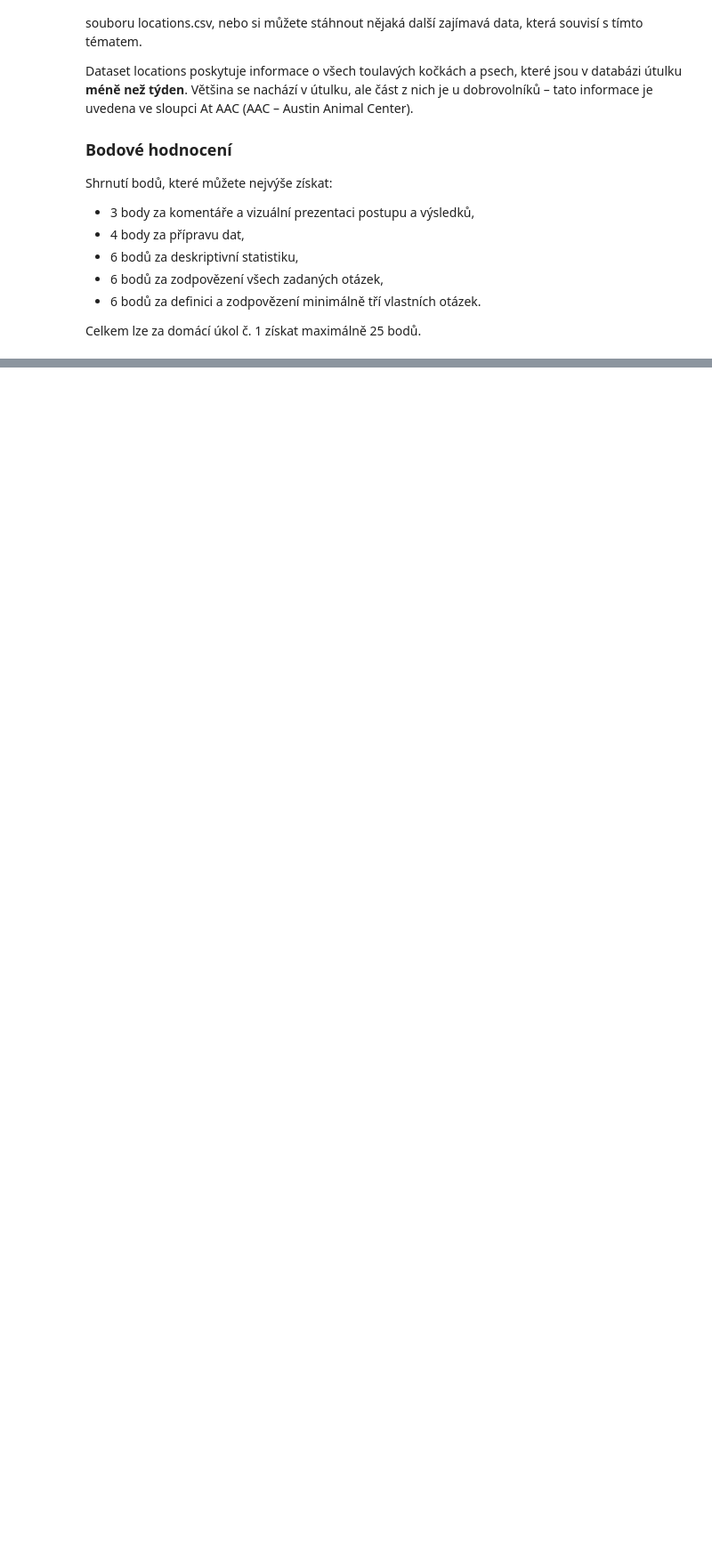
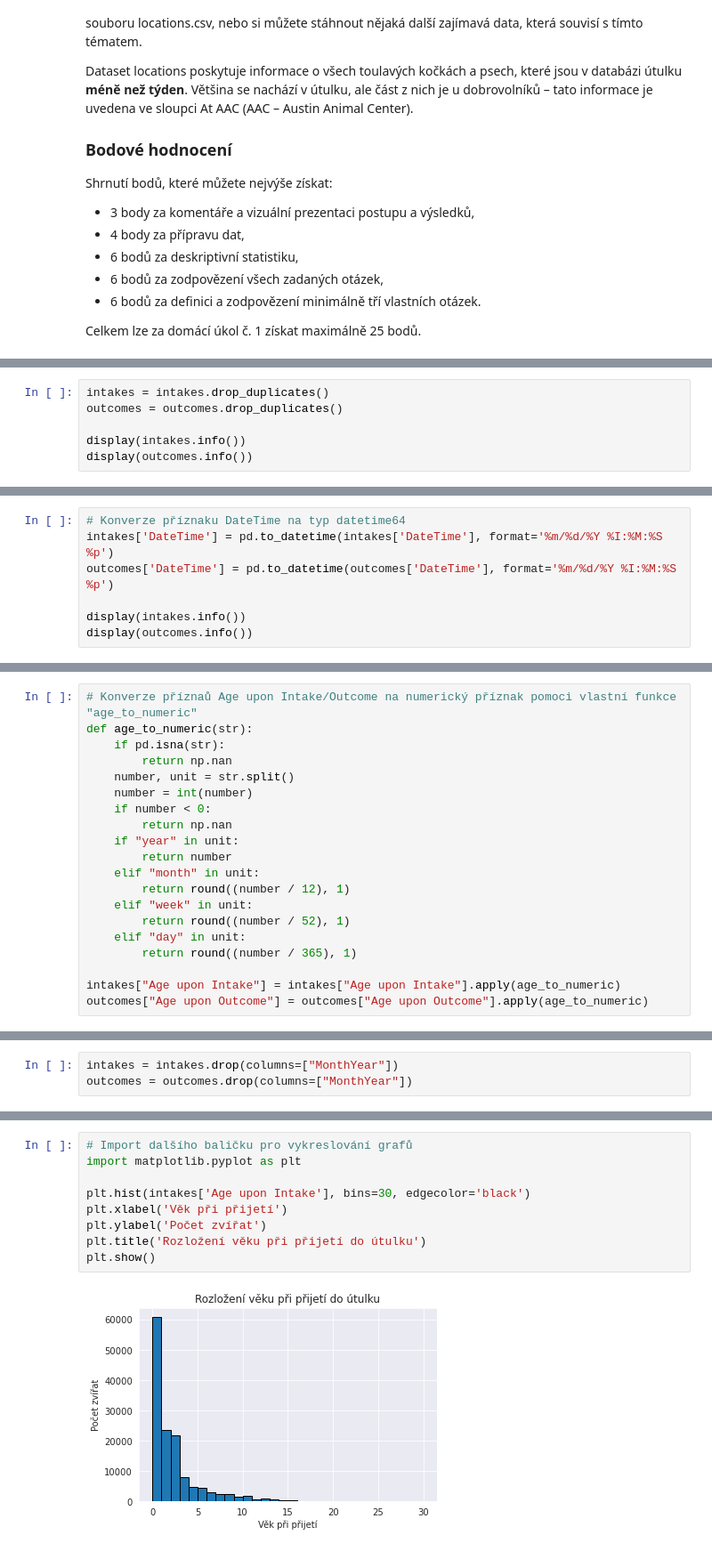
Before and after one commit to daKostych/BI-VIZ-2023, a Jupyter notebook: 01/assignment01.ipynb, the cells around one changed output, grey strips where cells are left out. Shown at 89% size. Cells and saved outputs as stored; diff of their text form; blank space fills up the shorter version.

```diff
--- a/01/assignment01.ipynb
+++ b/01/assignment01.ipynb
@@ -61,0 +222,6 @@ Celkem lze za domácí úkol č. 1 získat maximálně 25 bodů.
+# %%
+intakes = intakes.drop_duplicates()
+outcomes = outcomes.drop_duplicates()
+
+display(intakes.info())
+display(outcomes.info())
@@ -61,0 +322,7 @@ Celkem lze za domácí úkol č. 1 získat maximálně 25 bodů.
+# %%
+# Konverze příznaku DateTime na typ datetime64
+intakes['DateTime'] = pd.to_datetime(intakes['DateTime'], format='%m/%d/%Y %I:%M:%S %p')
+outcomes['DateTime'] = pd.to_datetime(outcomes['DateTime'], format='%m/%d/%Y %I:%M:%S %p')
+
+display(intakes.info())
+display(outcomes.info())
@@ -61,0 +370,20 @@ Celkem lze za domácí úkol č. 1 získat maximálně 25 bodů.
+# %%
+# Konverze příznaů Age upon Intake/Outcome na numerický příznak pomoci vlastní funkce "age_to_numeric"
+def age_to_numeric(str):
+    if pd.isna(str):
+        return np.nan
+    number, unit = str.split()
+    number = int(number)
+    if number < 0:
+        return np.nan
+    if "year" in unit:
+        return number
+    elif "month" in unit:
+        return round((number / 12), 1)
+    elif "week" in unit:
+        return round((number / 52), 1)
+    elif "day" in unit:
+        return round((number / 365), 1)
+
+intakes["Age upon Intake"] = intakes["Age upon Intake"].apply(age_to_numeric)
+outcomes["Age upon Outcome"] = outcomes["Age upon Outcome"].apply(age_to_numeric)
@@ -61,0 +436,3 @@ Celkem lze za domácí úkol č. 1 získat maximálně 25 bodů.
+# %%
+intakes = intakes.drop(columns=["MonthYear"])
+outcomes = outcomes.drop(columns=["MonthYear"])
@@ -61,0 +481,11 @@ Celkem lze za domácí úkol č. 1 získat maximálně 25 bodů.
+# %%
+# Import dalšího baličku pro vykreslování grafů
+import matplotlib.pyplot as plt
+
+plt.hist(intakes['Age upon Intake'], bins=30, edgecolor='black')
+plt.xlabel('Věk při přijetí')
+plt.ylabel('Počet zvířat')
+plt.title('Rozložení věku při přijetí do útulku')
+plt.show()
+# %% [output]
+[figure, added]
```
Also changed, not shown: parts of 76 cells of this notebook.
